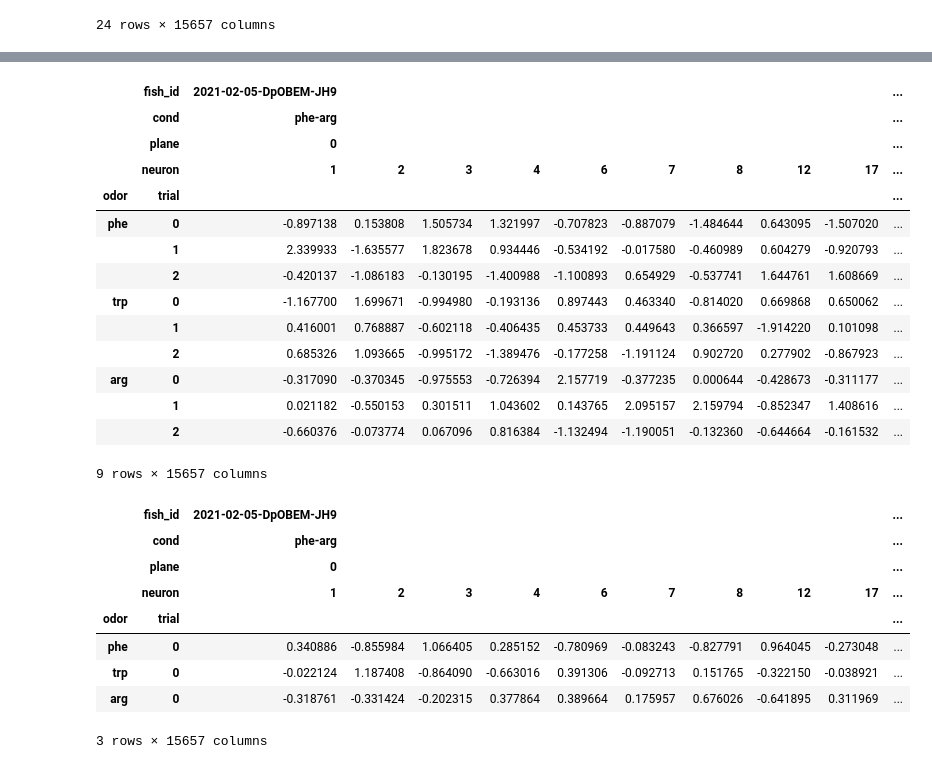
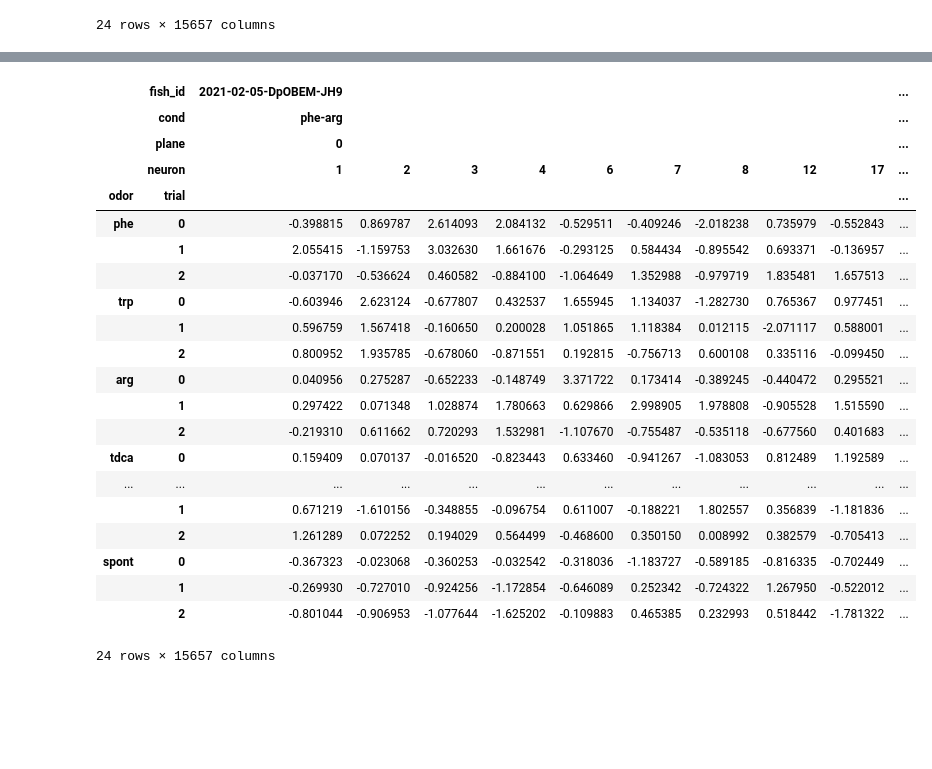
Before and after one commit to aloejhb/catrace, a Jupyter notebook: notebooks/tuning_curve_Dp.ipynb, the cells around one changed output, grey strips where cells are left out. Saved outputs shown, nothing was run; the diff lists cells and outputs as text; code cells hidden in the pictures; blank space fills up the shorter version.

```diff
--- a/notebooks/tuning_curve_Dp.ipynb
+++ b/notebooks/tuning_curve_Dp.ipynb
@@ -88,20 +63,0 @@ all_response
-# %%
-# Scale responses
-responses = catscale.standard_scale(all_response)
-responses
-# %% [output]
-|  | fish_id | 2021-02-05-DpOBEM-JH9 |  |  |  |  |  |  |  |  | ... |
-|  | cond | phe-arg |  |  |  |  |  |  |  |  | ... |
-|  | plane | 0 |  |  |  |  |  |  |  |  | ... |
-|  | neuron | 1 | 2 | 3 | 4 | 6 | 7 | 8 | 12 | 17 | ... |
-| odor | trial |  |  |  |  |  |  |  |  |  | ... |
-| phe | 0 | -0.897138 | 0.153808 | 1.505734 | 1.321997 | -0.707823 | -0.887079 | -1.484644 | 0.643095 | -1.507020 | ... |
-|  | 1 | 2.339933 | -1.635577 | 1.823678 | 0.934446 | -0.534192 | -0.017580 | -0.460989 | 0.604279 | -0.920793 | ... |
-|  | 2 | -0.420137 | -1.086183 | -0.130195 | -1.400988 | -1.100893 | 0.654929 | -0.537741 | 1.644761 | 1.608669 | ... |
-| trp | 0 | -1.167700 | 1.699671 | -0.994980 | -0.193136 | 0.897443 | 0.463340 | -0.814020 | 0.669868 | 0.650062 | ... |
-|  | 1 | 0.416001 | 0.768887 | -0.602118 | -0.406435 | 0.453733 | 0.449643 | 0.366597 | -1.914220 | 0.101098 | ... |
-|  | 2 | 0.685326 | 1.093665 | -0.995172 | -1.389476 | -0.177258 | -1.191124 | 0.902720 | 0.277902 | -0.867923 | ... |
-| arg | 0 | -0.317090 | -0.370345 | -0.975553 | -0.726394 | 2.157719 | -0.377235 | 0.000644 | -0.428673 | -0.311177 | ... |
-|  | 1 | 0.021182 | -0.550153 | 0.301511 | 1.043602 | 0.143765 | 2.095157 | 2.159794 | -0.852347 | 1.408616 | ... |
-|  | 2 | -0.660376 | -0.073774 | 0.067096 | 0.816384 | -1.132494 | -1.190051 | -0.132360 | -0.644664 | -0.161532 | ... |
-9 rows × 15657 columns
@@ -112,22 +74,35 @@ if remove_first_trial:
     responses.drop([0], inplace=True, axis=0, level=1)
     responses.index.remove_unused_levels().levels[0]
     responses
-# %%
-# Average all trials
-avg_trials = True
-if avg_trials:
-    responses = responses.groupby(level=0).mean()
-    responses['trial'] = 0
-    responses.set_index('trial', append=True, inplace=True)
-    responses = responses.reindex(dtpar.odor_list, level='odor')
-responses
-# %% [output]
-|  | fish_id | 2021-02-05-DpOBEM-JH9 |  |  |  |  |  |  |  |  | ... |
-|  | cond | phe-arg |  |  |  |  |  |  |  |  | ... |
-|  | plane | 0 |  |  |  |  |  |  |  |  | ... |
-|  | neuron | 1 | 2 | 3 | 4 | 6 | 7 | 8 | 12 | 17 | ... |
-| odor | trial |  |  |  |  |  |  |  |  |  | ... |
-| phe | 0 | 0.340886 | -0.855984 | 1.066405 | 0.285152 | -0.780969 | -0.083243 | -0.827791 | 0.964045 | -0.273048 | ... |
-| trp | 0 | -0.022124 | 1.187408 | -0.864090 | -0.663016 | 0.391306 | -0.092713 | 0.151765 | -0.322150 | -0.038921 | ... |
-| arg | 0 | -0.318761 | -0.331424 | -0.202315 | 0.377864 | 0.389664 | 0.175957 | 0.676026 | -0.641895 | 0.311969 | ... |
-3 rows × 15657 columns
+# %%
+# Average all trials
+avg_trials = False
+if avg_trials:
+    responses = responses.groupby(level=0).mean()
+    responses['trial'] = 0
+    responses.set_index('trial', append=True, inplace=True)
+    responses = responses.reindex(dtpar.odor_list, level='odor')
+responses
+# %% [output]
+|  | fish_id | 2021-02-05-DpOBEM-JH9 |  |  |  |  |  |  |  |  | ... |
+|  | cond | phe-arg |  |  |  |  |  |  |  |  | ... |
+|  | plane | 0 |  |  |  |  |  |  |  |  | ... |
+|  | neuron | 1 | 2 | 3 | 4 | 6 | 7 | 8 | 12 | 17 | ... |
+| odor | trial |  |  |  |  |  |  |  |  |  | ... |
+| phe | 0 | -0.398815 | 0.869787 | 2.614093 | 2.084132 | -0.529511 | -0.409246 | -2.018238 | 0.735979 | -0.552843 | ... |
+|  | 1 | 2.055415 | -1.159753 | 3.032630 | 1.661676 | -0.293125 | 0.584434 | -0.895542 | 0.693371 | -0.136957 | ... |
+|  | 2 | -0.037170 | -0.536624 | 0.460582 | -0.884100 | -1.064649 | 1.352988 | -0.979719 | 1.835481 | 1.657513 | ... |
+| trp | 0 | -0.603946 | 2.623124 | -0.677807 | 0.432537 | 1.655945 | 1.134037 | -1.282730 | 0.765367 | 0.977451 | ... |
+|  | 1 | 0.596759 | 1.567418 | -0.160650 | 0.200028 | 1.051865 | 1.118384 | 0.012115 | -2.071117 | 0.588001 | ... |
+|  | 2 | 0.800952 | 1.935785 | -0.678060 | -0.871551 | 0.192815 | -0.756713 | 0.600108 | 0.335116 | -0.099450 | ... |
+| arg | 0 | 0.040956 | 0.275287 | -0.652233 | -0.148749 | 3.371722 | 0.173414 | -0.389245 | -0.440472 | 0.295521 | ... |
+|  | 1 | 0.297422 | 0.071348 | 1.028874 | 1.780663 | 0.629866 | 2.998905 | 1.978808 | -0.905528 | 1.515590 | ... |
+|  | 2 | -0.219310 | 0.611662 | 0.720293 | 1.532981 | -1.107670 | -0.755487 | -0.535118 | -0.677560 | 0.401683 | ... |
+| tdca | 0 | 0.159409 | 0.070137 | -0.016520 | -0.823443 | 0.633460 | -0.941267 | -1.083053 | 0.812489 | 1.192589 | ... |
+| ... | ... | ... | ... | ... | ... | ... | ... | ... | ... | ... | ... |
+|  | 1 | 0.671219 | -1.610156 | -0.348855 | -0.096754 | 0.611007 | -0.188221 | 1.802557 | 0.356839 | -1.181836 | ... |
+|  | 2 | 1.261289 | 0.072252 | 0.194029 | 0.564499 | -0.468600 | 0.350150 | 0.008992 | 0.382579 | -0.705413 | ... |
+| spont | 0 | -0.367323 | -0.023068 | -0.360253 | -0.032542 | -0.318036 | -1.183727 | -0.589185 | -0.816335 | -0.702449 | ... |
+|  | 1 | -0.269930 | -0.727010 | -0.924256 | -1.172854 | -0.646089 | 0.252342 | -0.724322 | 1.267950 | -0.522012 | ... |
+|  | 2 | -0.801044 | -0.906953 | -1.077644 | -1.625202 | -0.109883 | 0.465385 | 0.232993 | 0.518442 | -1.781322 | ... |
+24 rows × 15657 columns
```
Also changed, not shown: parts of 23 cells of this notebook.
